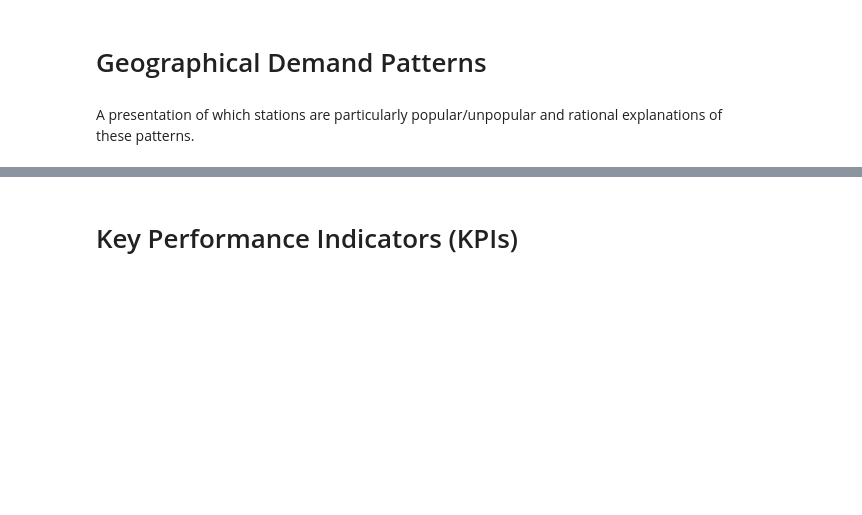
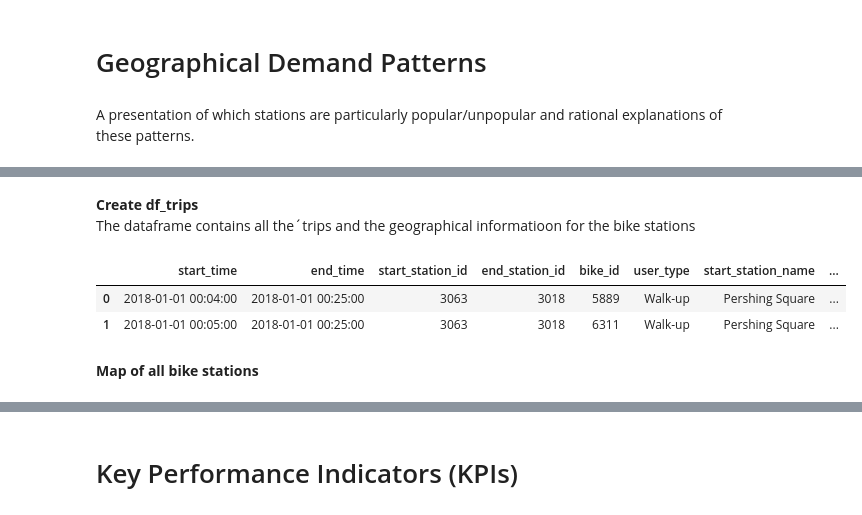
Before and after one commit to masbach/BananaCode, a Jupyter notebook: notebooks/2-DescriptiveAnalysis.ipynb, the cells around one changed output, grey strips where cells are left out. Drawn from its saved outputs; the diff is of its cells as text; code cells hidden in the pictures; blank space fills up the shorter version.

Commit message:
add heatmaps, add df_LA_stations.pickle

```diff
--- a/notebooks/2-DescriptiveAnalysis.ipynb
+++ b/notebooks/2-DescriptiveAnalysis.ipynb
@@ -9,5 +12,6 @@ import pickle
 # %%
 df_LA = pd.read_pickle("../data/LA.pickle")
+df_LA_geo = pd.read_pickle("../data/LA_geo.pickle")
 # %% [markdown]
 # Temporal Demand Patterns and Seasonality
 # %% [markdown]
@@ -18,0 +78,20 @@ A presentation of which stations are particularly popular/unpopular and rational
+# %% [markdown]
+**Create df_trips**<br>
+The dataframe contains all the´trips and the geographical informatioon for the bike stations
+# %%
+#add origin and destination column to df_trips
+df_trips = df_LA_geo
+df_trips = df_trips.dropna()
+
+#round
+df_trips = df_trips.round({'start_lat': 6, 'start_lon': 6, 'end_lat': 6, 'end_lon': 6})
+
+df_trips = df_trips.assign(orig=df_trips.apply(lambda x: [x['start_lat'],x['start_lon']],axis=1))
+df_trips = df_trips.assign(dest=df_trips.apply(lambda x: [x['end_lat'],x['end_lon']],axis=1))
+df_trips.head(2)
+# %% [output]
+|  | start_time | end_time | start_station_id | end_station_id | bike_id | user_type | start_station_name | ... |
+| 0 | 2018-01-01 00:04:00 | 2018-01-01 00:25:00 | 3063 | 3018 | 5889 | Walk-up | Pershing Square | ... |
+| 1 | 2018-01-01 00:05:00 | 2018-01-01 00:25:00 | 3063 | 3018 | 6311 | Walk-up | Pershing Square | ... |
+# %% [markdown]
+**Map of all bike stations**
```
Also changed, not shown: parts of 8 cells of this notebook, 1 other file.
